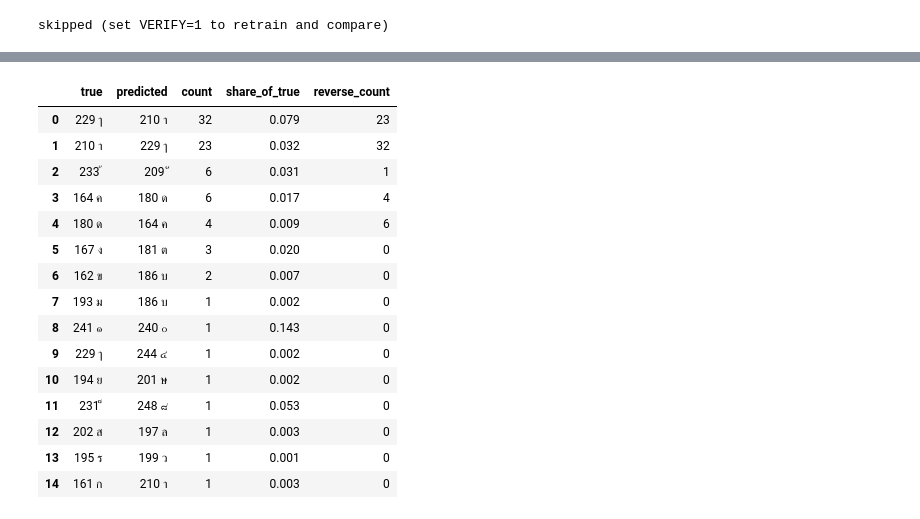
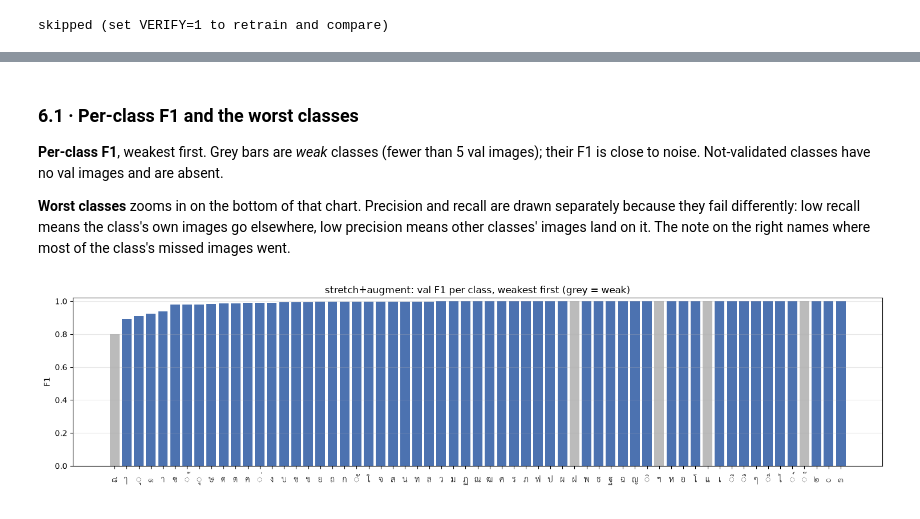
Before and after one commit to lemasc/thai-char-cnn, a Jupyter notebook: notebooks/04_train.ipynb, the cells around one changed output, grey strips where cells are left out. Cells and saved outputs as stored; diff of their text form; code cells hidden in the pictures.

```diff
--- a/notebooks/04_train.ipynb
+++ b/notebooks/04_train.ipynb
@@ -389,25 +396,23 @@ weakest 12 classes:
+# %% [markdown]
+### 6.1 · Per-class F1 and the worst classes
+
+**Per-class F1**, weakest first. Grey bars are *weak* classes (fewer than 5 val images); their F1 is
+close to noise. Not-validated classes have no val images and are absent.
+
+**Worst classes** zooms in on the bottom of that chart. Precision and recall are drawn separately
+because they fail differently: low recall means the class's own images go elsewhere, low precision
+means other classes' images land on it. The note on the right names where most of the class's
+missed images went.
 # %%
-ch = classes.set_index("class_idx")
-tc = top_confused(cm, 15)
-tc["true"] = tc.true_idx.map(lambda i: f"{ch.folder[i]} {ch.character[i]}")
-tc["predicted"] = tc.pred_idx.map(lambda i: f"{ch.folder[i]} {ch.character[i]}")
-tc["reverse_count"] = [int(cm[p, t]) for t, p in zip(tc.true_idx, tc.pred_idx, strict=True)]
-tc[["true", "predicted", "count", "share_of_true", "reverse_count"]].round(3)
+shown = pc[pc.support > 0].sort_values("f1")
+fig, ax = plt.subplots(figsize=(15, 3.8))
+ax.bar(range(len(shown)), shown.f1, color=np.where(shown.status == "weak", "#BBBBBB", "#4C72B0"))
+ax.set_xticks(range(len(shown)))
+ax.set_xticklabels(shown.character, fontproperties=THAI)
+ax.set(title=f"{FOCUS}: val F1 per class, weakest first (grey = weak)", ylabel="F1", ylim=(0, 1.02))
+ax.grid(axis="y", alpha=0.3)
+plt.tight_layout()
+save(fig, "per_class_f1")
 # %% [output]
-|  | true | predicted | count | share_of_true | reverse_count |
-| 0 | 229 ๅ | 210 า | 32 | 0.079 | 23 |
-| 1 | 210 า | 229 ๅ | 23 | 0.032 | 32 |
-| 2 | 233 ้ | 209 ั | 6 | 0.031 | 1 |
-| 3 | 164 ค | 180 ด | 6 | 0.017 | 4 |
-| 4 | 180 ด | 164 ค | 4 | 0.009 | 6 |
-| 5 | 167 ง | 181 ต | 3 | 0.020 | 0 |
-| 6 | 162 ข | 186 บ | 2 | 0.007 | 0 |
-| 7 | 193 ม | 186 บ | 1 | 0.002 | 0 |
-| 8 | 241 ๑ | 240 ๐ | 1 | 0.143 | 0 |
-| 9 | 229 ๅ | 244 ๔ | 1 | 0.002 | 0 |
-| 10 | 194 ย | 201 ษ | 1 | 0.002 | 0 |
-| 11 | 231 ็ | 248 ๘ | 1 | 0.053 | 0 |
-| 12 | 202 ส | 197 ล | 1 | 0.003 | 0 |
-| 13 | 195 ร | 199 ว | 1 | 0.001 | 0 |
-| 14 | 161 ก | 210 า | 1 | 0.003 | 0 |
+[figure, added]
 # %%
```
Also changed, not shown: parts of 12 cells of this notebook, 8 other files.
